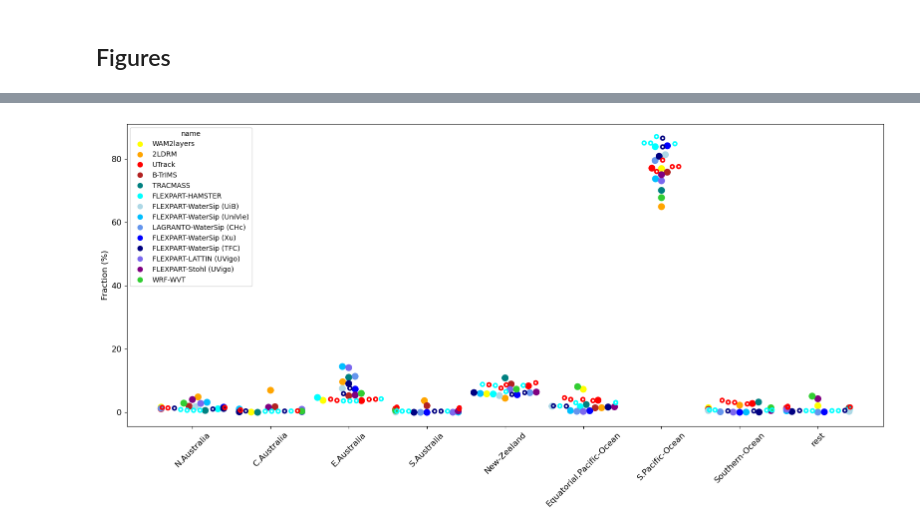
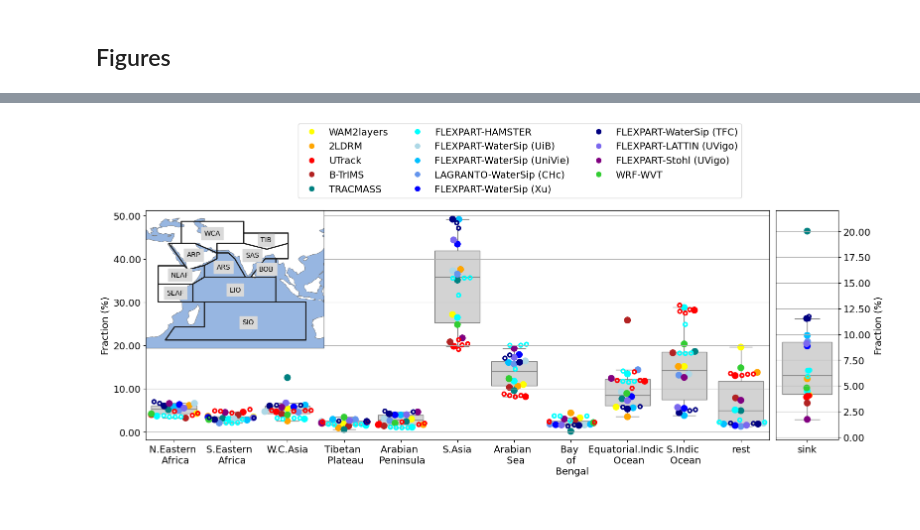
Before and after one commit to WAM2layers/Moisture_tracking_intercomparison, a Jupyter notebook: BeeswarmAndBoxPlots_AllCases.ipynb, the cells around one changed output, grey strips where cells are left out. Saved outputs shown, nothing was run; the diff lists cells and outputs as text; code cells hidden in the pictures.

```diff
--- a/BeeswarmAndBoxPlots_AllCases.ipynb
+++ b/BeeswarmAndBoxPlots_AllCases.ipynb
@@ -23,0 +161,14 @@ from combine_data import *
+# %%
+'''
+Get the selected CMIP regions depending on the case
+'''
+basedir = "../data/"
+
+selected_regions_pakistan, all_regions_pakistan = define_cmip_regions(basedir, "Pakistan")
+print(selected_regions_pakistan.names)
+
+selected_regions_australia, all_regions_australia = define_cmip_regions(basedir, "Australia")
+print(selected_regions_australia.names)
+
+selected_regions_scotland, all_regions_scotland = define_cmip_regions(basedir, "Scotland")
+print(selected_regions_scotland.names)
@@ -222,35 +308,31 @@ plt.savefig(figname, dpi=600, bbox_inches='tight')
-# %%
-# Only beeswarm
-plt.figure(figsize=(16, 8))
-ax = plt.subplot(111)
-sw = sns.swarmplot(data=df, x=df['region'], y=df['value'], hue=df['name'], palette=colors, size=8)
-legend = sw.get_legend()
-sw.collections.clear()
-plt.scatter(df1['x'], df1['y'], s=80, c=df1['color'].values.tolist())
-plt.scatter(df2['x'], df2['y'], s=100, c=df2['color'].values.tolist(), marker='$\circ$')
-
-# Legend
-legend = sw.get_legend()
-sns.move_legend(sw, loc='upper left')
-legend.set_title('Models')
-plt.setp(legend.get_texts(), fontsize=12)
-plt.setp(legend.get_title(), fontsize=12)
-
-# Labels and ticks
-ax.set_xticks(np.arange(nregions))
-ax.set_xticklabels(srcs_regional.names.values, rotation=45, size=12)
-ax.set_xlabel('')
-ax.set_ylabel('Fraction (%)', size=12)
-ax.tick_params('y', labelsize=12)
-
-plt.tight_layout()
-
-# Save figure
-if add_sink==False:
-    figname = f"BeeswarmPlot-WithoutSink_{casename}.png"
-else:
-    figname = f"BeeswarmPlot_{casename}.png"
-
-plt.savefig(figname, dpi=600, bbox_inches='tight')
-# %% [output]
-[figure, removed]
+# %%
+# Example of how to produce one single figure
+# Pakistan
+fig, axs = plt.subplots(nrows=1, ncols=2, figsize=(18, 6), width_ratios=[10, 1])
+plt.subplots_adjust(wspace=0.02)
+fontsize = 14
+my_proj = crs.PlateCarree(central_longitude=0.0)
+
+# Beeswarm plot of CMIP regions
+ax = axs[0]
+df = df_pakistan.copy()
+df_nosink = df.drop(df[df['region']=='sink'].index)
+beeswarm_plot(ax, df_nosink, fontsize=fontsize)
+ax.legend(bbox_to_anchor=(0.6, 1.4), loc='upper center', ncols=3, prop={'size': fontsize})
+
+# Recycling
+ax = axs[1]
+df_sink = df.drop(df[df['region']!='sink'].index)
+beeswarm_plot(ax, df_sink, fontsize=fontsize)
+ax.get_legend().remove()
+ax.yaxis.tick_right()
+ax.yaxis.set_label_position("right")
+
+# IPCC regions
+p1 = axs[0].get_position()
+ax2 = fig.add_axes([p1.x0, p1.y1-1.2*p1.height/2, p1.width/3.5, 1.2*p1.height/2], projection=my_proj)
+selected_regions_pakistan.plot(ax=ax2, label="abbrev", add_ocean=True)
+ax2.set_extent([20., 120., -30., 40.])
+ax2.set_aspect('auto')
+# %% [output]
+[figure, added]
```
Also changed, not shown: parts of 19 cells of this notebook.
